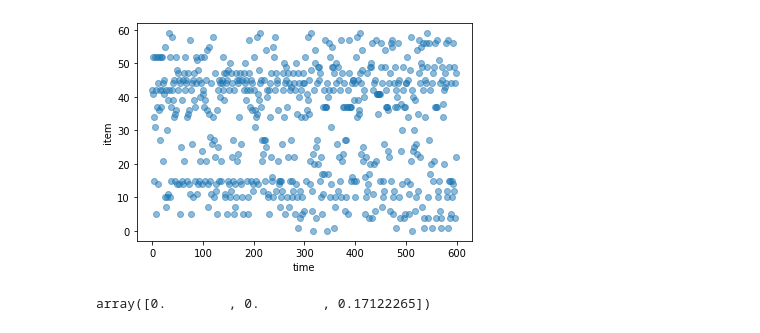
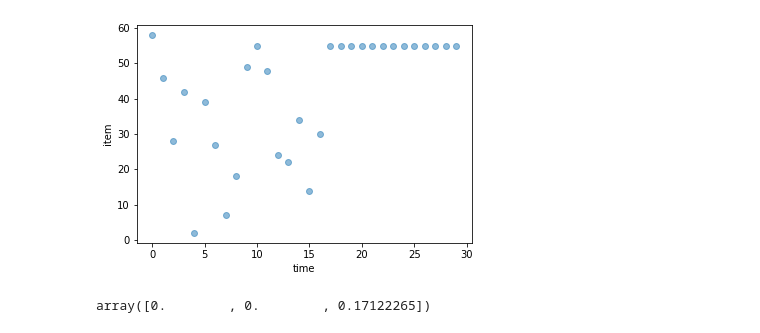
Before and after one commit to AurelienNioche/ActiveTeachingCollaborative, a Jupyter notebook: planning/using-a2c/check_discontinuous_runs.ipynb, the cells around one changed output. Cells and saved outputs as stored; diff of their text form; code cells hidden in the pictures.

Commit message:
sparse reward run

```diff
--- a/planning/using-a2c/check_discontinuous_runs.ipynb
+++ b/planning/using-a2c/check_discontinuous_runs.ipynb
@@ -43,3 +35,4 @@ av50 = A2C.load('runs/aug_23/exam_based_50')
 # %%
-model.env.n_item
+model=sp30
+model.env.t_max
 # %% [output]
@@ -47,17 +40,19 @@ model.env.n_item
 # %%
-env = DiscontinuousTeaching(
+env = ContinuousTeaching(
     tau=0.9,
-    break_length=3 * 60 ** 2,
-    time_per_iter=3,
-    n_iter_per_session=100,
-    n_session=5,
+#     break_length=3 * 60 ** 2,
+#     time_per_iter=3,
+#     n_iter_per_session=100,
+#     n_session=5,
+    t_max=model.env.t_max,
     initial_forget_rates=model.env.all_forget_rates,
     initial_repetition_rates=model.env.all_repetition_rates,
     delta_coeffs=np.array([3, 20]),
+    n_coeffs=2,
     n_item=model.env.n_item,
     penalty_coeff=0.0,
-    reward_type=4,
+    reward_type=2,
 )
 # %%
-rewards, actions=run_one_episode(env, model, 0)
+rewards, actions=run_one_episode(env, model, 0, simulate_exam=False)
 # %% [output]
@@ -82,10 +81,10 @@ ax.set_ylabel("n learned");
 # %%
 fig, ax = plt.subplots()
-ax.scatter(np.arange(env1.t_max), actions, alpha=0.5)
+ax.scatter(np.arange(env.t_max), actions, alpha=0.5)
 ax.set_xlabel("time")
 ax.set_ylabel("item");
 # %% [output]
-[figure, old version]
+[figure, new version]
 # %%
 env1.obs[0]
 # %% [output]
```
Also changed, not shown: parts of 5 cells of this notebook, 1 other file.
